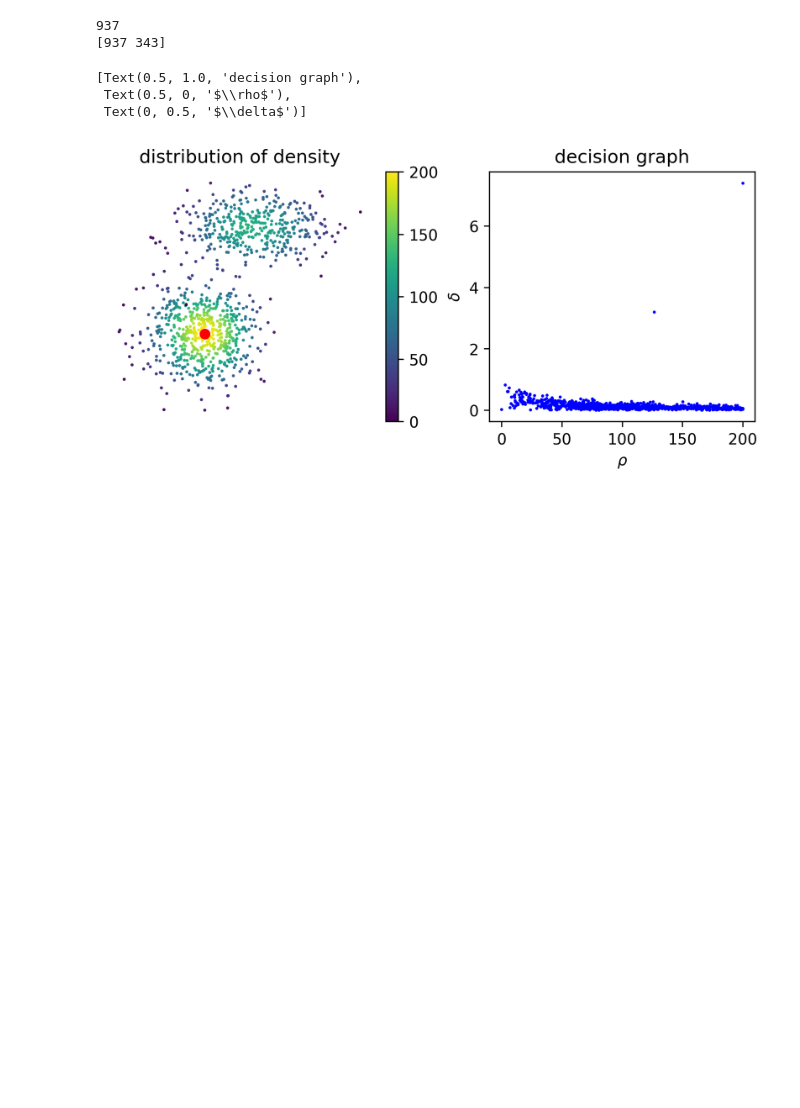
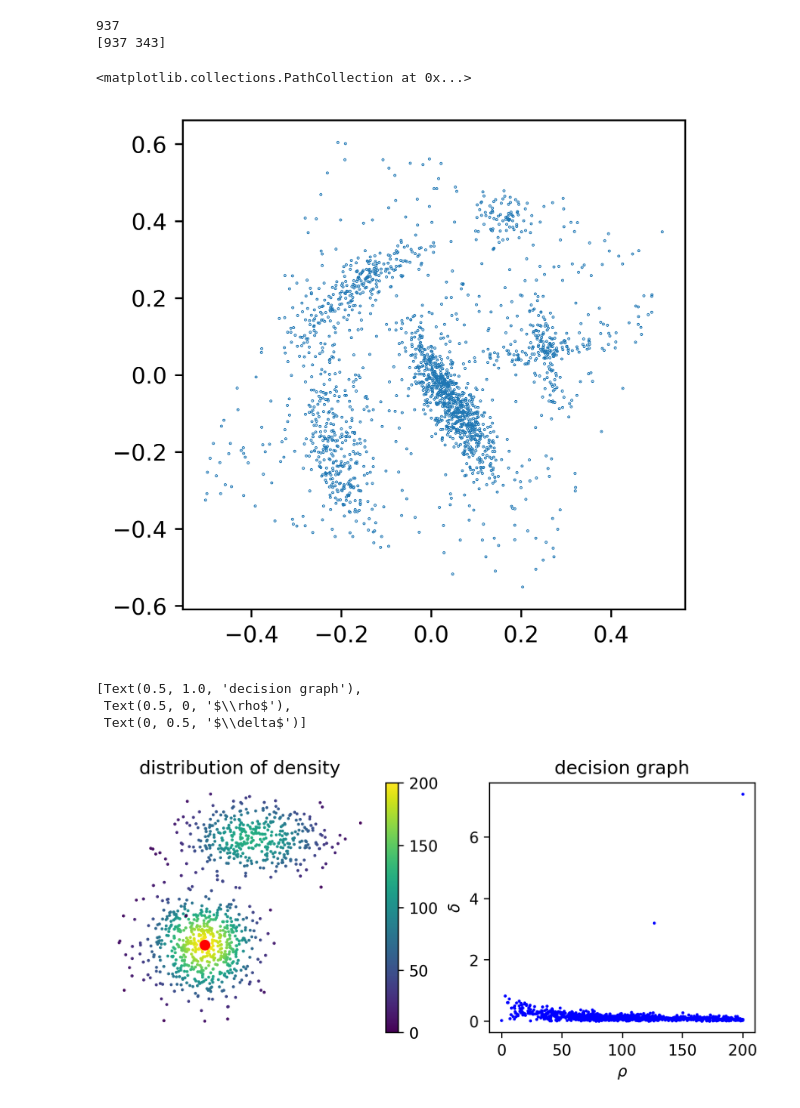
Before and after one commit to KEAE12315/flotation_old, a Jupyter notebook: test.ipynb, the cells around one changed output. Drawn from its saved outputs; the diff is of its cells as text; code cells hidden in the pictures; blank space fills up the shorter version.

Commit message:
new data

```diff
--- a/test.ipynb
+++ b/test.ipynb
@@ -12,6 +12,24 @@ dpc.cluster()
 # %% [output]
 937
 [937 343]
+# %%
+import pandas as pd
+import matplotlib.pyplot as plt
+from load import Load
+load=Load()
+dis=load.disM_line('dataset/example_distances.txt')
+from sklearn.manifold import MDS
+mds=MDS(n_components=2,dissimilarity='precomputed')
+data=mds.fit_transform(dis)
+# print((data.shape))
+# data=pd.DataFrame(data)
+# %%
+fig, ax = plt.subplots(1, 1, figsize=(4, 4), dpi=600)
+ax.scatter(-data[:,0],-data[:,1],s=0.1)
+# data.plot.scatter(x=0,y=1)
+# %% [output]
+<matplotlib.collections.PathCollection at 0x...>
+[figure, added]
 # %%
 import matplotlib.pyplot as plt
 data=dpc.df
```
Also changed, not shown: 33 other files.
